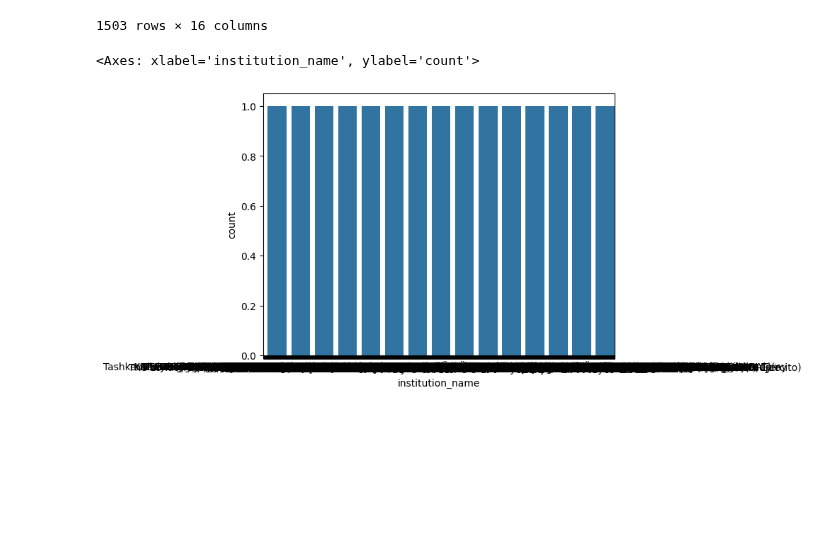
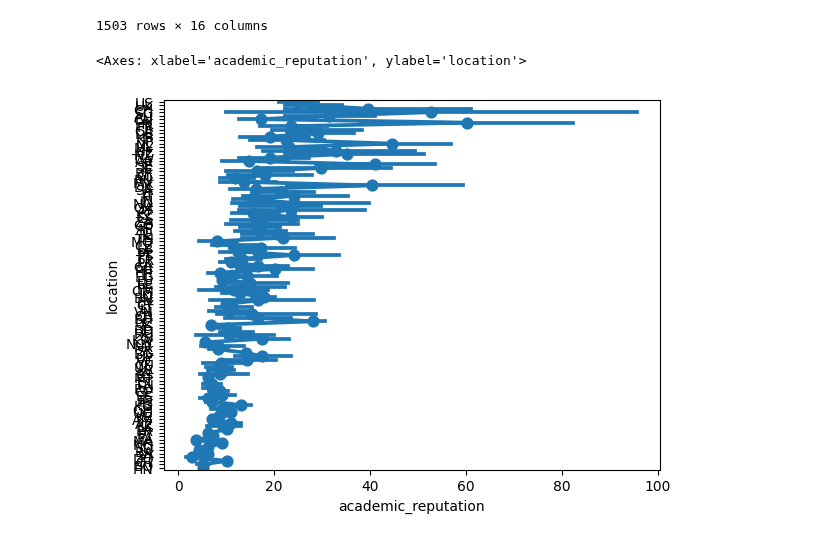
Before and after one commit to thezachdrake/UMD-INST760-Summer2024, a Jupyter notebook: notebooks/Hochman-Notebook.ipynb, the cells around one changed output. Saved outputs shown, nothing was run; the diff lists cells and outputs as text; code cells hidden in the pictures; blank space fills up the shorter version.

```diff
--- a/notebooks/Hochman-Notebook.ipynb
+++ b/notebooks/Hochman-Notebook.ipynb
@@ -31,7 +30,7 @@ df
 | 1502 | 1401+ | 1401+ | Western Washington University | US | United States | L | 2.6 | ... |
 1503 rows × 16 columns
 # %%
-sns.countplot(data=df, x='institution_name')
+sns.pointplot(data=df, y='location',x='academic_reputation')
 # %% [output]
-<Axes: xlabel='institution_name', ylabel='count'>
+<Axes: xlabel='academic_reputation', ylabel='location'>
-[figure, old version]
+[figure, new version]
```
Also changed, not shown: parts of 2 cells of this notebook.
